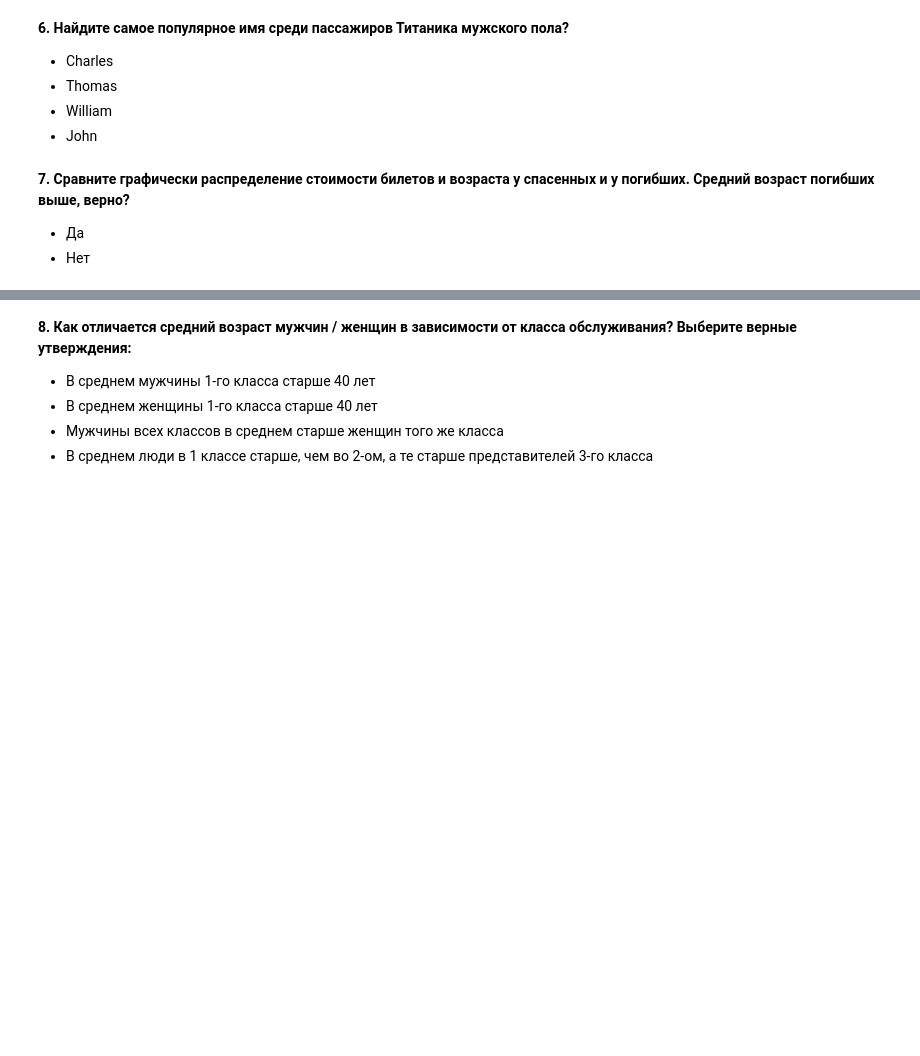
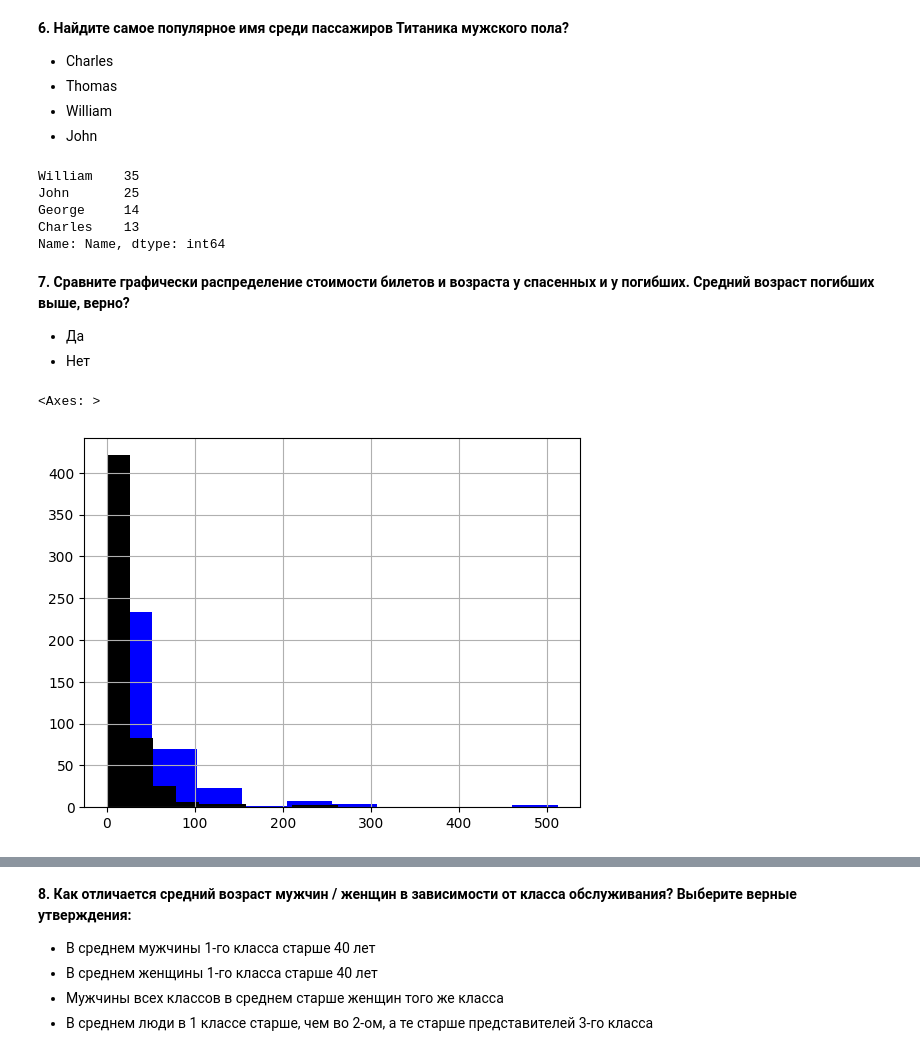
Before and after one commit to Vexrina/datamining_labs, a Jupyter notebook: lab1/hw1_part1.ipynb, the cells around one changed output, grey strips where cells are left out. Drawn from its saved outputs; the diff is of its cells as text; code cells hidden in the pictures; blank space fills up the shorter version.

```diff
--- a/lab1/hw1_part1.ipynb
+++ b/lab1/hw1_part1.ipynb
@@ -101,17 +106,3 @@ data['Age_category'].value_counts()
 - 314 мужчин и 577 женщин
 - 479 мужчин и 412 женщин
 - 577 мужчин и 314 женщин
-# %%
-def sex_category(sex):
-    match sex:
-        case 'male':
-            return 1
-        case 'female':
-            return 2
-        case _:
-            return 3
-
-sex_categories = [sex_category(sex) for sex in data.Sex]
-data['Sex_category'] = sex_categories
-
-data['Sex_category'].value_counts()
@@ -180,3 +215,13 @@ Name: Pclass, dtype: int64
+# %%
+names = data[data.Sex == 'male'].Name.apply(lambda full_name:
+                                            full_name.split(',')[1].split()[1])
+names.value_counts().head(4)
+# %% [output]
+William    35
+John       25
+George     14
+Charles    13
+Name: Name, dtype: int64
 # %% [markdown]
 **7. Сравните графически распределение стоимости билетов и возраста у спасенных и у погибших. Средний возраст погибших выше, верно?**
 - Да
@@ -185,0 +229,6 @@ Name: Pclass, dtype: int64
+# %%
+data[data.Survived == 1].Fare.hist(color='blue')
+data[data.Survived == 0].Fare.hist(color='Black')
+# %% [output]
+<Axes: >
+[figure, added]
```
Also changed, not shown: parts of 16 cells of this notebook.
